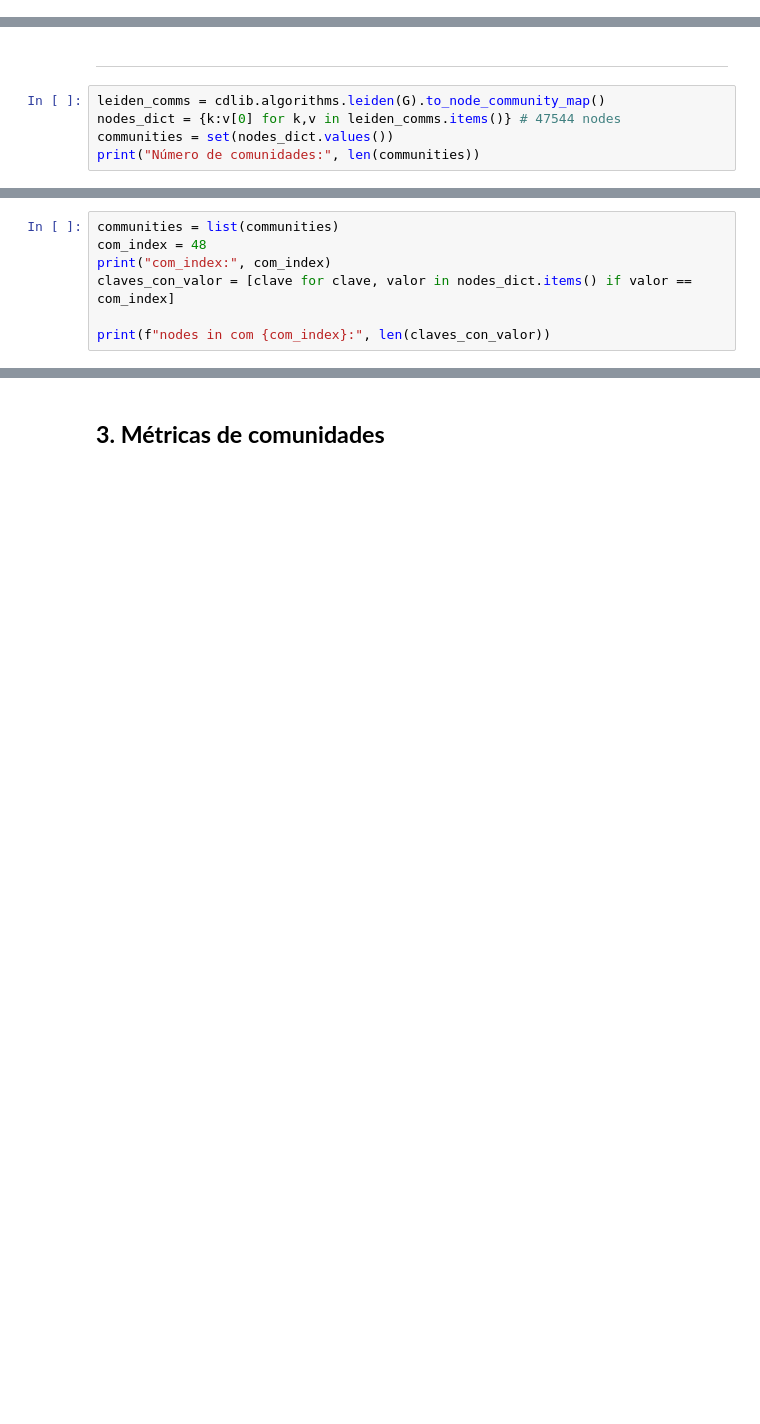
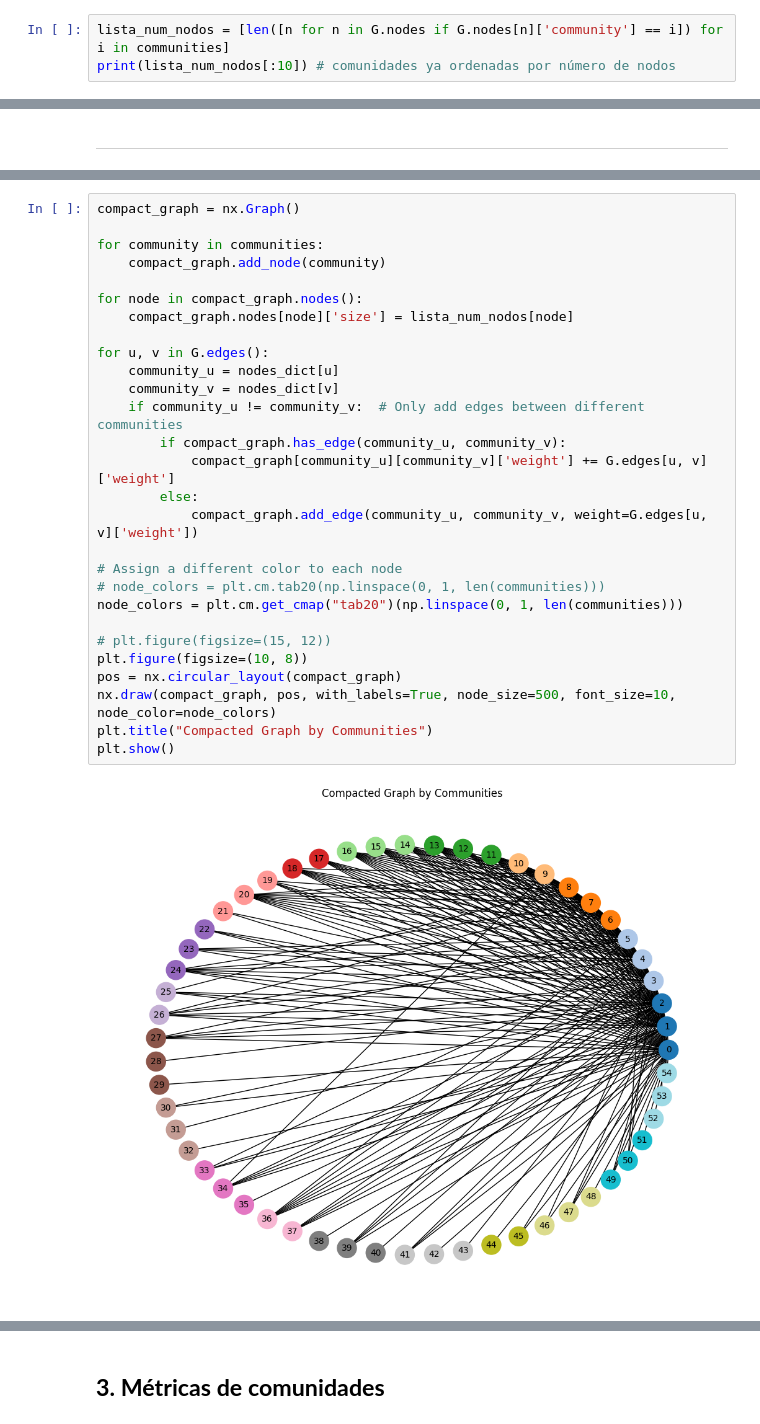
Before and after one commit to pintamonas4575/SNA-project-MAADM-UPM, a Jupyter notebook: SNA-práctica-2024-25.ipynb, the cells around one changed output, grey strips where cells are left out. Drawn from its saved outputs; the diff is of its cells as text; blank space fills up the shorter version.

Commit message:
grafo compacto y alguna métrica conseguidas

```diff
--- a/SNA-práctica-2024-25.ipynb
+++ b/SNA-práctica-2024-25.ipynb
@@ -58,0 +59,3 @@ La media del número de comunidades es: 49.9
+# %%
+lista_num_nodos = [len([n for n in G.nodes if G.nodes[n]['community'] == i]) for i in communities]
+print(lista_num_nodos[:10]) # comunidades ya ordenadas por número de nodos
@@ -59,7 +94,2 @@ La media del número de comunidades es: 49.9
 # %% [markdown]
 ---
-# %%
-leiden_comms = cdlib.algorithms.leiden(G).to_node_community_map()
-nodes_dict = {k:v[0] for k,v in leiden_comms.items()} # 47544 nodes
-communities = set(nodes_dict.values())
-print("Número de comunidades:", len(communities))
@@ -73,7 +95,0 @@ Número de comunidades: 53
-# %%
-communities = list(communities)
-com_index = 48
-print("com_index:", com_index)
-claves_con_valor = [clave for clave, valor in nodes_dict.items() if valor == com_index]
-
-print(f"nodes in com {com_index}:", len(claves_con_valor))
@@ -173,0 +96,30 @@ AttributeError: 'NoneType' object has no attribute 'simplify'
+# %%
+compact_graph = nx.Graph()
+
+for community in communities:
+    compact_graph.add_node(community)
+
+for node in compact_graph.nodes():
+    compact_graph.nodes[node]['size'] = lista_num_nodos[node]
+
+for u, v in G.edges():
+    community_u = nodes_dict[u]
+    community_v = nodes_dict[v]
+    if community_u != community_v:  # Only add edges between different communities
+        if compact_graph.has_edge(community_u, community_v):
+            compact_graph[community_u][community_v]['weight'] += G.edges[u, v]['weight']
+        else:
+            compact_graph.add_edge(community_u, community_v, weight=G.edges[u, v]['weight'])
+
+# Assign a different color to each node
+# node_colors = plt.cm.tab20(np.linspace(0, 1, len(communities)))
+node_colors = plt.cm.get_cmap("tab20")(np.linspace(0, 1, len(communities)))
+
+# plt.figure(figsize=(15, 12))
+plt.figure(figsize=(10, 8))
+pos = nx.circular_layout(compact_graph)
+nx.draw(compact_graph, pos, with_labels=True, node_size=500, font_size=10, node_color=node_colors)
+plt.title("Compacted Graph by Communities")
+plt.show()
+# %% [output]
+[figure, added]
```
Also changed, not shown: parts of 26 cells of this notebook, 3 other files.
